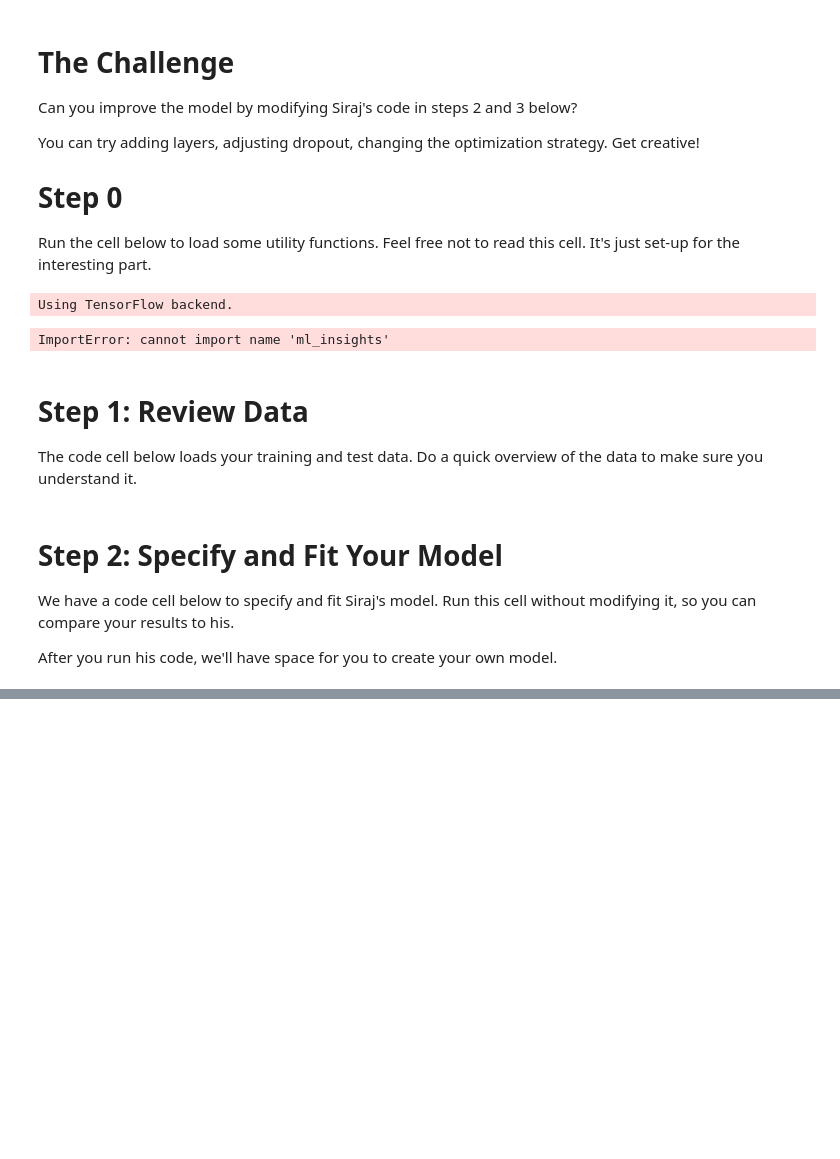
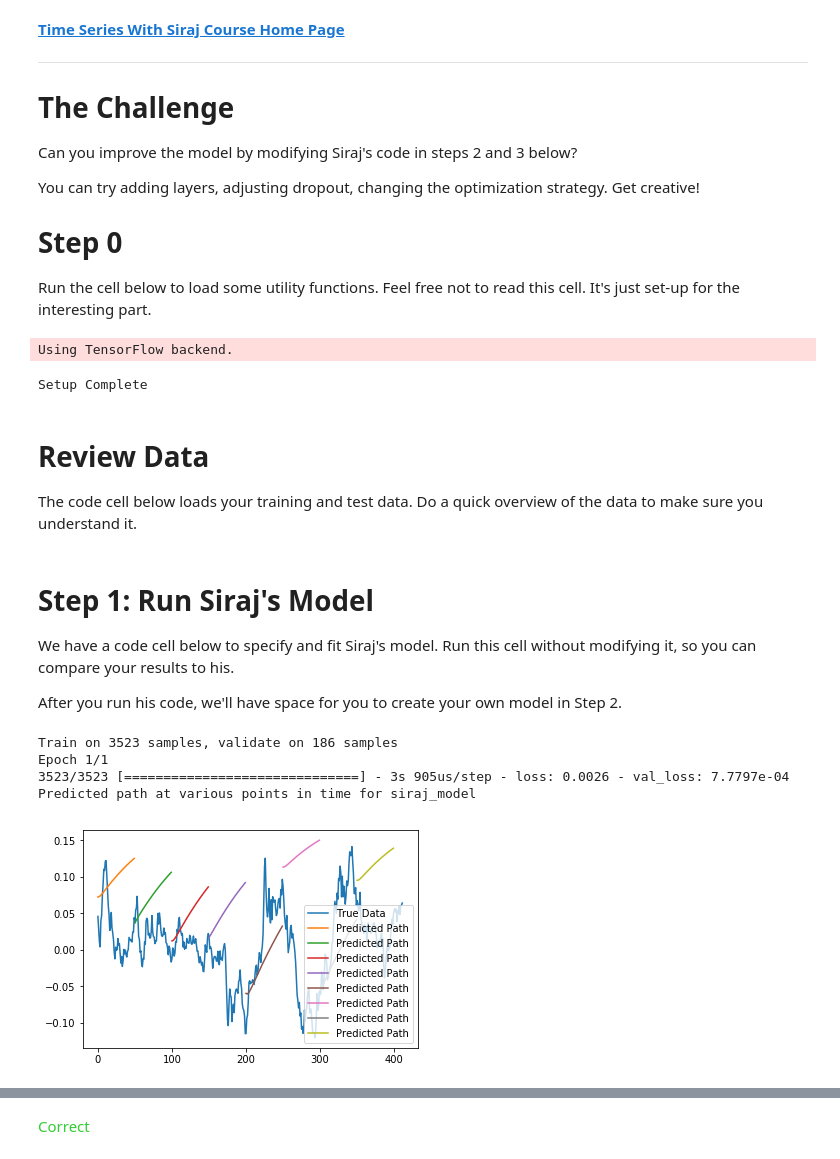
Before and after one commit to Kaggle/learntools, a Jupyter notebook: learntools/time_series_with_siraj/nbs/ex1_predicting_stock_prices.ipynb, the cells around one changed output, grey strips where cells are left out. Cells and saved outputs as stored; diff of their text form; code cells hidden in the pictures; blank space fills up the shorter version.

Commit message:
Add tests for siraj exercise 1

```diff
--- a/learntools/time_series_with_siraj/nbs/ex1_predicting_stock_prices.ipynb
+++ b/learntools/time_series_with_siraj/nbs/ex1_predicting_stock_prices.ipynb
@@ -1,4 +1,8 @@
 # %% [markdown]
+**[Time Series With Siraj Course Home Page](https://kaggle.com/learn/time-series-with-siraj)**
+
+---
+
 # The Challenge
 Can you improve the model by modifying Siraj's code in steps 2 and 3 below?
 
@@ -12,8 +16,10 @@ from numpy import newaxis
 from keras.layers.core import Dense, Activation, Dropout
 from keras.layers.recurrent import LSTM
 from keras.models import Sequential
-import matplotlib.pyplot as plt
 
+# Set up code checking
+from learntools.core import binder
+binder.bind(globals())
 from learntools.time_series_with_siraj.ex1 import *
 
 def load_data(filename, seq_len, normalise_window):
@@ -50,11 +56,13 @@ def normalise_windows(window_data):
         normalised_window = [((float(p) / float(window[0])) - 1) for p in window]
         normalised_data.append(normalised_window)
     return normalised_data
+
+print("Setup Complete")
 # %% [output]
 Using TensorFlow backend.
-ImportError: cannot import name 'ml_insights'
+Setup Complete
 # %% [markdown]
-# Step 1: Review Data
+# Review Data
 
 The code cell below loads your training and test data. Do a quick overview of the data to make sure you understand it.
 # %%
@@ -62,32 +70,40 @@ X_train, y_train, X_test, y_test = load_data('../input/sp500.csv', 50, True)
 
 # Your exploratory data analysis code below
 # %% [markdown]
-# Step 2: Specify and Fit Your Model
+# Step 1: Run Siraj's Model
 
 We have a code cell below to specify and fit Siraj's model. Run this cell without modifying it, so you can compare your results to his.
 
-After you run his code, we'll have space for you to create your own model.
+After you run his code, we'll have space for you to create your own model in Step 2.
 # %%
 siraj_model = Sequential()
 
 siraj_model.add(LSTM(
     input_shape=(None, 1),
     units=50,
     return_sequences=True))
 siraj_model.add(Dropout(0.2))
 
 siraj_model.add(LSTM(100, return_sequences=False))
 siraj_model.add(Dropout(0.2))
 
 siraj_model.add(Dense(1))
 siraj_model.add(Activation('linear'))
 
 siraj_model.compile(loss='mse', optimizer='rmsprop')
 
 
 siraj_model.fit(
     X_train,
     y_train,
     batch_size=512,
     epochs=1,
     validation_split=0.05)
+
+step_1.check()
+# %% [output]
+Train on 3523 samples, validate on 186 samples
+Epoch 1/1
+3523/3523 [==============================] - 3s 905us/step - loss: 0.0026 - val_loss: 7.7797e-04
+Predicted path at various points in time for siraj_model
+[figure, added]
@@ -94 +111,2 @@ siraj_model.fit(
+<span style="color:#33cc33">Correct</span>
 # %% [markdown]
```
Also changed, not shown: parts of 8 cells of this notebook, 5 other files.
